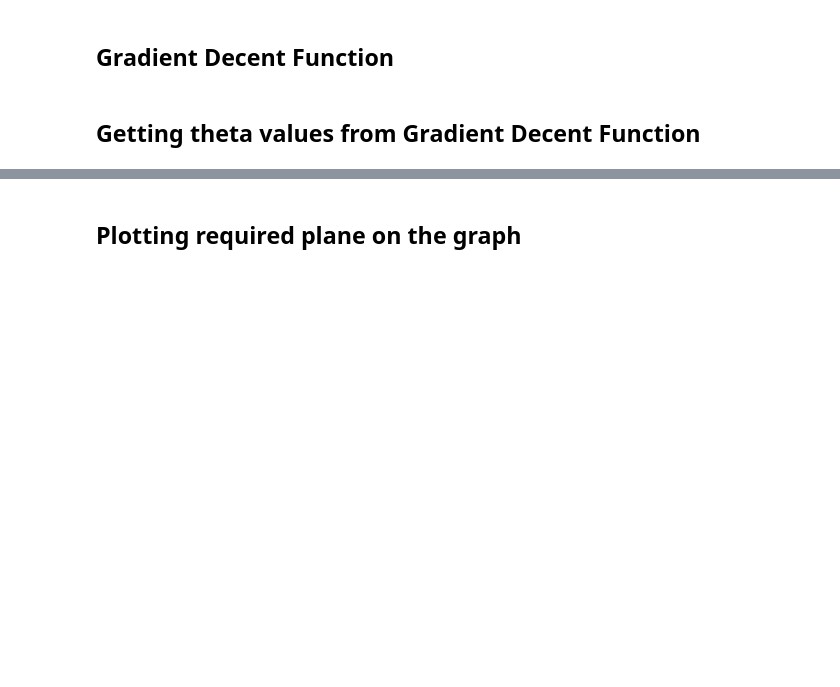
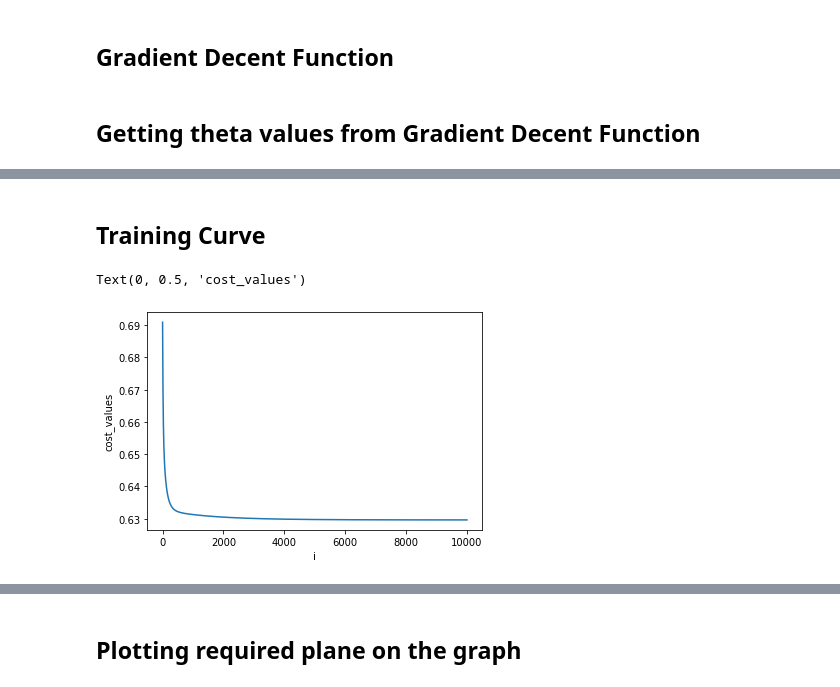
Before and after one commit to Fahadh4444/Machine_Learning, a Jupyter notebook: Concepts/Supervised Learning/Classification/Logistic Regression/Binary Logistic Regression/Binary Logistic Regression with graphs.ipynb, the cells around one changed output, grey strips where cells are left out. Saved outputs shown, nothing was run; the diff lists cells and outputs as text; code cells hidden in the pictures; blank space fills up the shorter version.

```diff
--- a/Concepts/Supervised Learning/Classification/Logistic Regression/Binary Logistic Regression/Binary Logistic Regression with graphs.ipynb
+++ b/Concepts/Supervised Learning/Classification/Logistic Regression/Binary Logistic Regression/Binary Logistic Regression with graphs.ipynb
@@ -92,0 +97,10 @@ Text(0, 0.5, 's')
+# %% [markdown]
+## Training Curve
+# %%
+i = np.arange(1,10001,1)
+plt.plot(i, cost_values)
+plt.xlabel('i')
+plt.ylabel('cost_values')
+# %% [output]
+Text(0, 0.5, 'cost_values')
+[figure, added]
```
Also changed, not shown: parts of 7 cells of this notebook.
